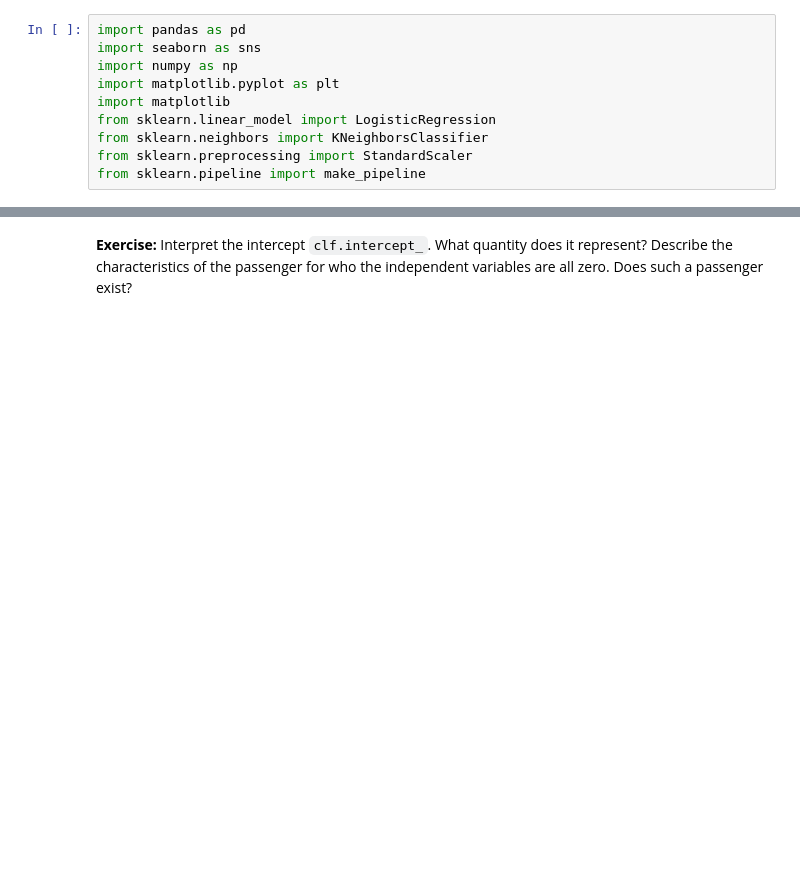
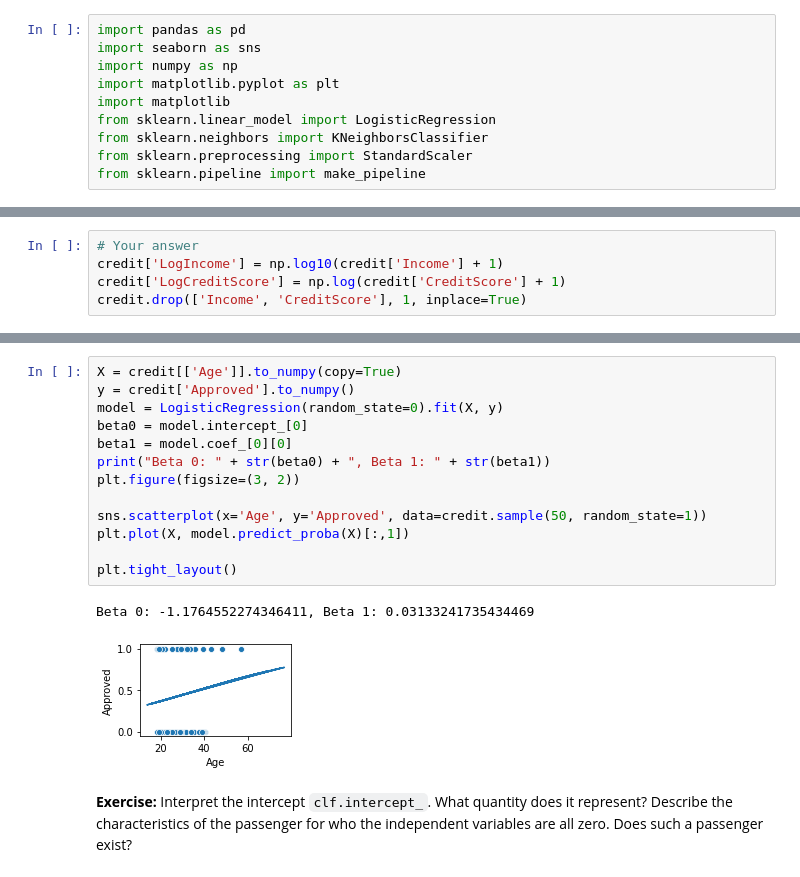
Before and after one commit to Inf2-FDS/FDS-S2-01-logistic-regression-solution, a Jupyter notebook: weekS2-04-solutions.ipynb, the cells around one changed output, grey strips where cells are left out. Drawn from its saved outputs; the diff is of its cells as text; blank space fills up the shorter version.

```diff
--- a/weekS2-04-solutions.ipynb
+++ b/weekS2-04-solutions.ipynb
@@ -63,0 +87,5 @@ clf.coef_
+# %%
+# Your answer
+credit['LogIncome'] = np.log10(credit['Income'] + 1)
+credit['LogCreditScore'] = np.log(credit['CreditScore'] + 1)
+credit.drop(['Income', 'CreditScore'], 1, inplace=True)
@@ -64,3 +102,19 @@ clf.coef_
+# %%
+X = credit[['Age']].to_numpy(copy=True)
+y = credit['Approved'].to_numpy()
+model = LogisticRegression(random_state=0).fit(X, y)
+beta0 = model.intercept_[0]
+beta1 = model.coef_[0][0]
+print("Beta 0: " + str(beta0) + ", Beta 1: " + str(beta1))
+plt.figure(figsize=(3, 2))
+
+sns.scatterplot(x='Age', y='Approved', data=credit.sample(50, random_state=1))
+plt.plot(X, model.predict_proba(X)[:,1])
+
+plt.tight_layout()
+# %% [output]
+Beta 0: -1.1764552274346411, Beta 1: 0.03133241735434469
+[figure, added]
 # %% [markdown]
 **Exercise:** Interpret the intercept `clf.intercept_`. What quantity does it represent? Describe the characteristics of the passenger for who the independent variables are all zero. Does such a passenger exist?
 # %%
```
Also changed, not shown: parts of 18 cells of this notebook, 1 other file.
